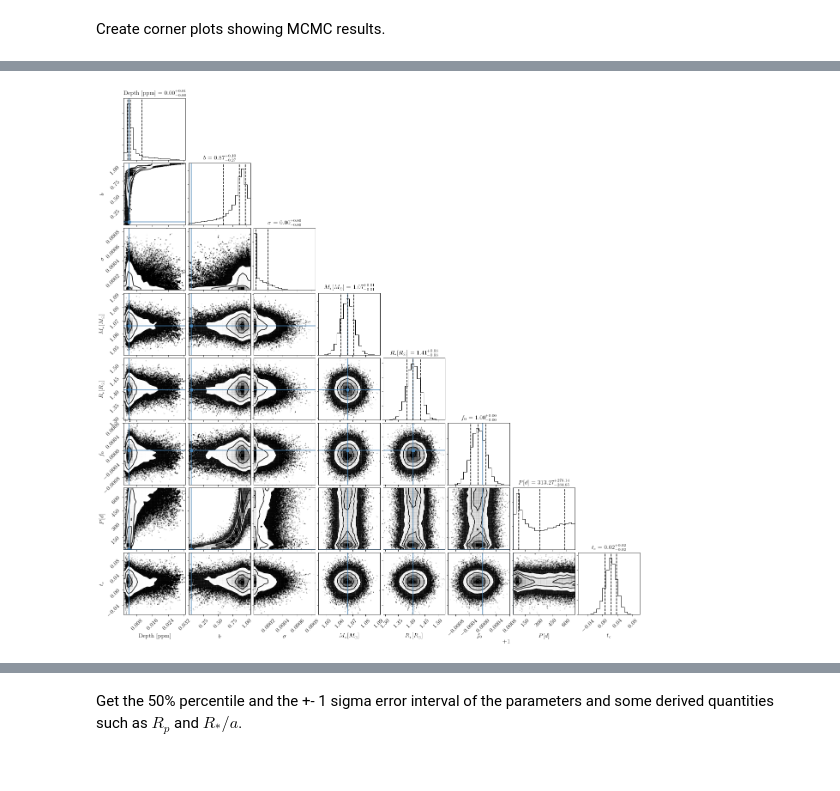
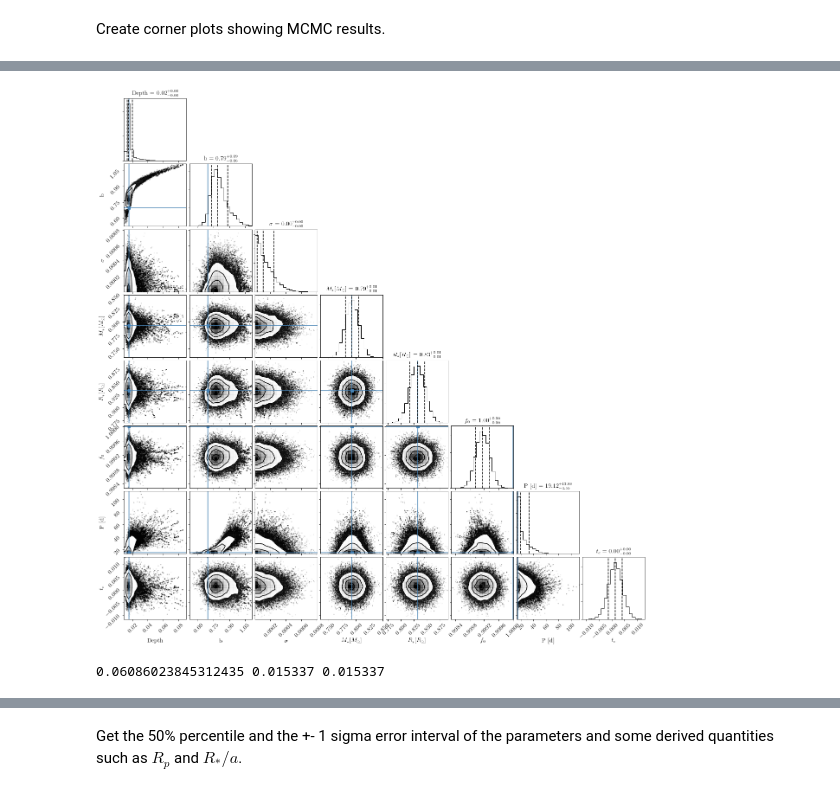
Before and after one commit to mbadenas/TFM2018, a Jupyter notebook: test_peaks.ipynb, the cells around one changed output, grey strips where cells are left out. Cells and saved outputs as stored; diff of their text form; code cells hidden in the pictures.

```diff
--- a/test_peaks.ipynb
+++ b/test_peaks.ipynb
@@ -431,4 +443,10 @@ Guess of the Planet's radius [in Rsun]: 0.08417853530269047
 # %%
+def ln_probtrans(P, rstar, mstar):
+    #a = (mstar*P**2)**(1/3)
+    #alog = 1/3*np.log(mstar)+2/3*np.log(P)
+    #return np.log(rstar)-alog
+    return -1/3*np.log(P)-1/3*np.log(mstar/rstar**3)
+
 def lnlike_mcmc(theta, timeLC, fluxLC, errorLC, allfixed_mcmc):
     ecc, mass, masserr, radius, radiuserr,tKep, u1, u2 = allfixed_mcmc
     pdepth, pb, sigma, pmass, pradius, f0, pperiod, ptc = theta
@@ -445,16 +463,16 @@ def lnlike_mcmc(theta, timeLC, fluxLC, errorLC, allfixed_mcmc):
         return -np.inf
 
     ftheo = ftheo-1+f0
-    return -0.5*(np.sum((fluxLC-ftheo)**2*inv_sigma2 - np.log(inv_sigma2)) + ((pmass-mass)/masserr)**2
+    return -0.5*(np.sum((fluxLC-ftheo)**2*inv_sigma2 - np.log(inv_sigma2)) + \
+                 ((pmass-mass)/masserr)**2
             + ((pradius-radius)/radiuserr)**2)
 
 def lnprior_mcmc(theta): ##https://github.com/stan-dev/stan/wiki/Prior-Choice-Recommendations
-
     pdepth, pb, sigma, pmass, pradius, f0, pperiod, ptc = theta
 
     if ((0 < pb < 1+rp_guess/rs) and (0 <= sigma) and (pradius > 0)
-        and (pdepth > 0.0) and (pmass > 0.0) and (13.5 <= pperiod <700)  and (ptc**2<0.01)):
-        return 0.0
+        and (0 < pdepth) and (pmass > 0.0) and (13.5 <= pperiod)  and (ptc**2<0.01)):
+        return ln_probtrans(pperiod, pradius, pmass)
 
     return -np.inf
 
@@ -468,6 +486,8 @@ def lnprob_mcmc(theta, timeLC, fluxLC, errorLC, allfixed_mcmc):
 allfixed_mcmc = [ecc, smass, smass_err, rs, rs_err, tKep, u1, u2]
 res_mcmc = [depth_ml, b_ml, sigma_ml, mass_ml, radius_ml, f0_ml, period_ml, tc_ml]
 print(res_mcmc)
-ndim, nwalkers = len(res_mcmc), 100
+ndim =len(res_mcmc)
+nwalkers = 100
+steps = 2000
 p0 = [res_mcmc*(1+1e-8*np.random.randn(ndim)) for i in range(nwalkers)]
 # %% [output]
@@ -480,15 +500,18 @@ Run the MCMC and store the results
 sampler = emcee.EnsembleSampler(nwalkers, ndim, lnprob_mcmc,
                                 args=(corr_time_mask, corr_flux_mask, 0.01*corr_flux_err_mask, allfixed_mcmc))
 print("Running burn-in")
-pos, prob, state = sampler.run_mcmc(p0, 200, progress=True);
+pos, prob, state = sampler.run_mcmc(p0, 100, progress=True);
 sampler.reset() # Reset the chain to remove the burn-in samples.
 print("Running production")
-sampler.run_mcmc(p0, 5000, rstate0 = state, progress=True);
-samples = sampler.chain[:, 500:, :].reshape((-1, ndim))
-np.savetxt('mcmc_samples.txt', samples)
+sampler.run_mcmc(p0, steps, rstate0 = state, progress=True);
 # %% [output]
 Running burn-in
 Running production
+# %%
+samples = sampler.chain[:, int(steps/10):, :].reshape((-1, ndim)) #burnin currently set to 10%
+
+store_mcmc_samples = "mcmc_samples"+str(target_id)+"_st"+str(steps)
+np.savetxt(store_mcmc_samples,samples)
 # %% [markdown]
 Print acceptance fraction
 # %%
@@ -511,15 +534,19 @@ Acceptance fraction: 28.18 %
 # %% [markdown]
 Create corner plots showing MCMC results.
 # %%
-res_labels = ['Depth [ppm]', r'$b$', r'$\sigma$', r'$M_{*} [M_{\odot}]$',
-          r'$R_{*} [R_{\odot}]$', r'$f_{0}$', r'$P [d]$', r'$t_c$']
+res_labels = ['Depth', 'b', r'$\sigma$', r'$M_{*} [M_{\odot}]$', r'$R_{*} [R_{\odot}]$',
+              r'$f_{0}$', 'P [d]', r'$t_c$']
 
-true_params = [depth/1e6, b, None, smass, rs, 1.0, P, None]
+true_params = [depth, b, None, smass, rs, 1.0, P, None]
 
 fig = corner.corner(samples, weights = None, labels = res_labels,
                     quantiles=[0.16, 0.5, 0.84], truths = true_params,
                     show_titles = True, title_args={"fontsize": 12}, plot_contours=True)
 
+
+store_corner = "corner"+str(target_id)+"_st"+str(steps)
+plt.savefig(store_corner+'.png')
+
 #show_titles = True -> Title will show the 0.5 quantile, w/ the upper & lower errors given by the quantiles argument.
 
 sampler.acceptance_fraction;
@@ -527 +555 @@ sampler.acceptance_fraction;
-[figure, old version]
+[figure, new version]
@@ -535,0 +556,4 @@ print(median_P, mode_P)
+# %%
+print(max_depth, depth, depth)
+# %% [output]
+0.06086023845312435 0.015337 0.015337
```
Also changed, not shown: parts of 27 cells of this notebook.
